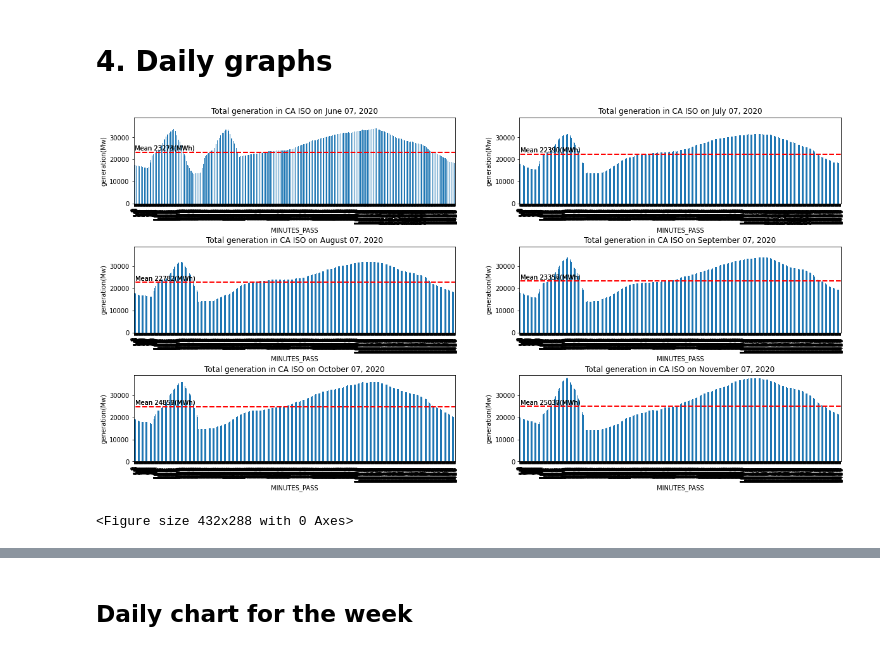
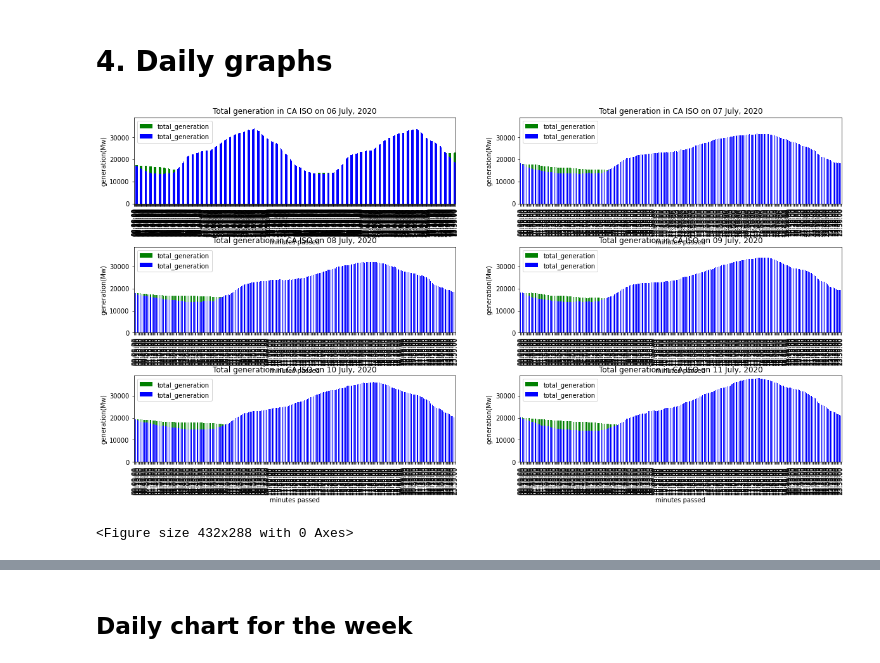
Before and after one commit to renewable-energy-experiments/carbonfootprint, a Jupyter notebook: power_generation_caiso_extrapolated.ipynb, the cells around one changed output, grey strips where cells are left out. Saved outputs shown, nothing was run; the diff lists cells and outputs as text; code cells hidden in the pictures.

```diff
--- a/power_generation_caiso_extrapolated.ipynb
+++ b/power_generation_caiso_extrapolated.ipynb
@@ -422,6 +487,34 @@ Output date wise
 # %% [markdown]
 <a id="section-four"></a>
 # 4.  Daily graphs
+# %%
+fig, axs = plt.subplots(nrows=3, ncols=2)
+fig.set_size_inches(20, 10)
+fig.subplots_adjust(wspace=0.2)
+fig.subplots_adjust(hspace=0.5)
+
+fig = plt.figure()
+
+for pp,ax in zip(dates, axs.flatten()):
+
+  df2[df2['DATE']==pp].plot.bar(  x="TIME", y=["total_generation"], ax = ax, color="Green")
+  df[df['DATE']==pp].plot.bar( x="TIME", y=["total_generation"], ax = ax, color="Blue")
+
+  # for frame in [ df,df2]:
+  #   sub_df = frame[frame['DATE']==pp]
+  #   ax.plot(sub_df['total_generation'])
+
+  ax.set_title("Total generation in "+ Region + " on "+ pp.strftime('%d %B, %Y'))
+  ax.set_ylabel("generation(Mw)")
+  ax.set_xlabel("minutes passed")
+  ax.set_ylim(bottom = 0,top=39000)
+
+    # plt.xlim(0,18000)
+    # plt.ylim(0,30)
+    # plt.show()
+# %% [output]
+[figure, added]
+<Figure size 432x288 with 0 Axes>
 # %%
 fig, axs = plt.subplots(nrows=3, ncols=2)
 fig.set_size_inches(20, 10)
@@ -430,27 +523,22 @@ fig.subplots_adjust(hspace=0.5)
 
 fig = plt.figure()
 
-for pp,ax in zip(dates,axs.flatten()):
+for pp,ax in zip(dates, axs.flatten()):
 
-  for frame in [ df,df2]:
+  df[df['DATE']==pp].plot(x='TIME', y=["total_generation"], ax = ax, color="Blue")
+  df_backwards[df_backwards['DATE']==pp].plot(x='TIME', y=["total_generation"], ax = ax, color="Brown")
+  # for frame in [ df,df2]:
+  #   sub_df = frame[frame['DATE']==pp]
+  #   ax.plot(sub_df['total_generation'])
 
-      sub_df = frame[frame['DATE']==pp]
-      sub_df.plot.bar(x='MINUTES_PASS', y=["total_generation"],ax = ax, title = "Total generation in "+ Region + " on "+ pp.strftime('%B %d, %Y'))
+  mean_gen = round(sub_df["total_generation"].mean())
+  max_gen = sub_df["total_generation"].max()
+  maxh = sub_df.loc[sub_df["total_generation"]== max_gen]
+  maxh = maxh["HOURS"]
+  ax.axhline(y=mean_gen, xmin=-1, xmax=1, color='r', linestyle='--', lw=2)
+  ax.text(5,mean_gen+1000, "Mean " + str(mean_gen) + "(MWh)" )
 
-      ax.set_ylabel("generation(Mw)")
-
-      mean_gen = round(sub_df["total_generation"].mean())
-      max_gen = sub_df["total_generation"].max()
-      maxh = sub_df.loc[sub_df["total_generation"]== max_gen]
-      maxh = maxh["MINUTES_PASS"]
-      ax.axhline(y=mean_gen, xmin=-1, xmax=1, color='r', linestyle='--', lw=2)
-      ax.text(5,mean_gen+1000, "Mean " + str(mean_gen) + "(MWh)" )
-      ax.get_legend().remove()
-      ax.set_ylim(bottom = 0,top=39000)
-
-  # plt.xlim(0,18000)
-  # plt.ylim(0,30)
-  # plt.show()
+  ax.set_title("Total generation in "+ Region + " on "+ pp.strftime('%d %B, %Y'))
+  ax.set_ylabel("generation(Mw)")
+  ax.set_xlabel("minutes passed")
+  ax.set_ylim(bottom = 0,top=39000)
-# %% [output]
-[figure, removed]
-<Figure size 432x288 with 0 Axes>
```
Also changed, not shown: parts of 58 cells of this notebook.
